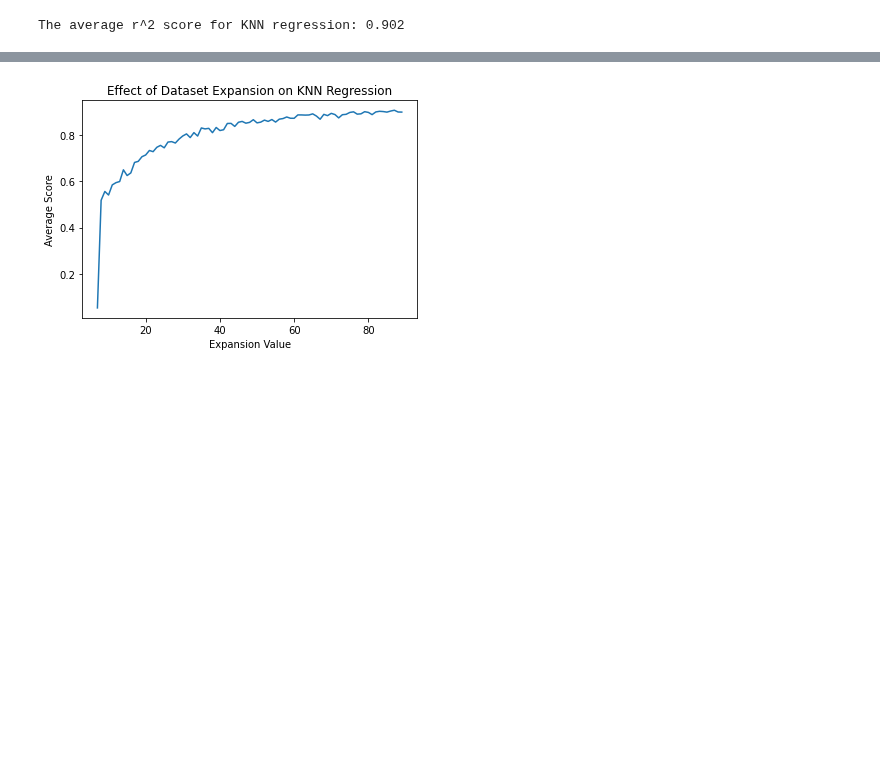
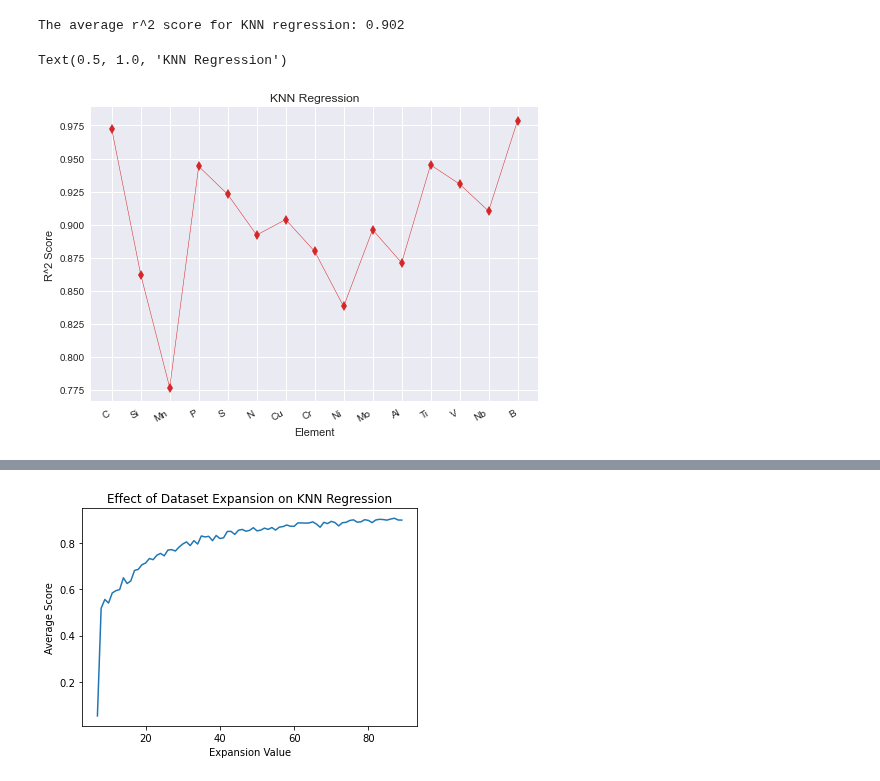
Before and after one commit to szayed99/Steel-Classification-Through-Machine-Learning, a Jupyter notebook: Regression (1).ipynb, the cells around one changed output, grey strips where cells are left out. Cells and saved outputs as stored; diff of their text form; code cells hidden in the pictures; blank space fills up the shorter version.

```diff
--- a/Regression (1).ipynb
+++ b/Regression (1).ipynb
@@ -254,6 +254,24 @@ scores, avg_score_KNN = run_model_KNN_reg(10)
 print("The average r^2 score for KNN regression: {:.3f}".format(avg_score_KNN))
 # %% [output]
 The average r^2 score for KNN regression: 0.902
+# %%
+##Find average accuracy for each element
+plt.style.use('seaborn')
+
+elem_scores = []
+j = 0
+for i in range(15):
+    elem_scores.append((list(scores.values())[i+j] + list(scores.values())[i+j+1]) / 2)
+    j += 1
+fig, ax = plt.subplots(figsize=(8, 6))
+ax.plot(bs_df.columns[5:-1], elem_scores, marker = "d", color ="tab:red", linewidth = 0.5)
+fig.autofmt_xdate()
+plt.ylabel("R^2 Score")
+plt.xlabel("Element")
+plt.title("KNN Regression")
+# %% [output]
+Text(0.5, 1.0, 'KNN Regression')
+[figure, added]
 # %%
 ##Visualize KNN regression performance on example elements
 
```
Also changed, not shown: parts of 4 cells of this notebook.
